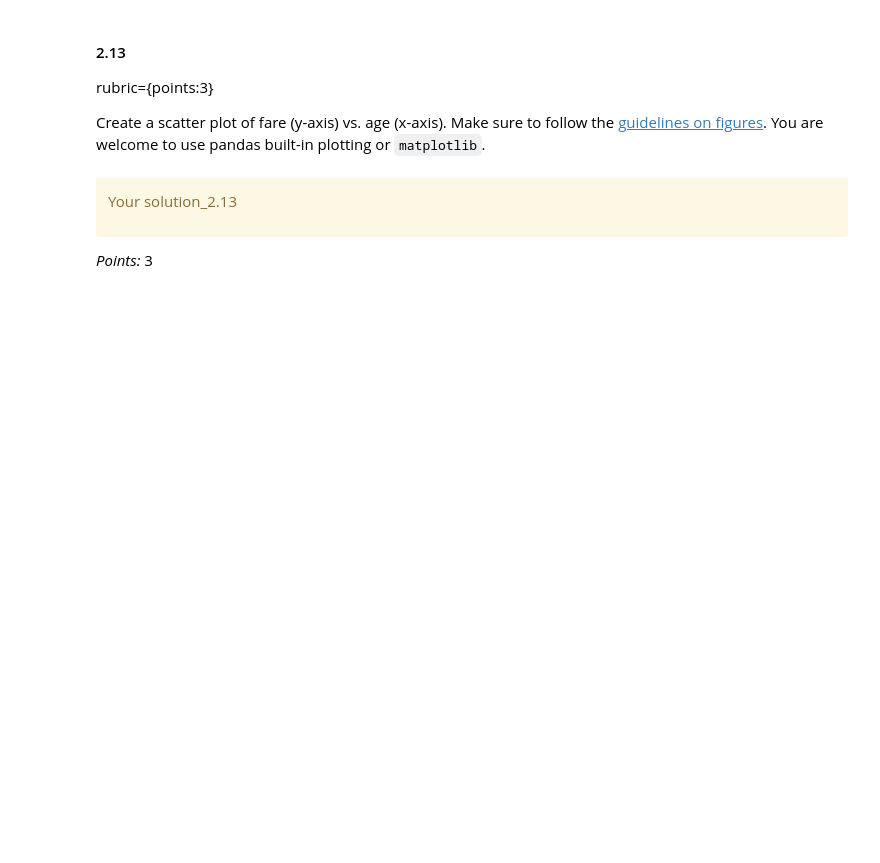
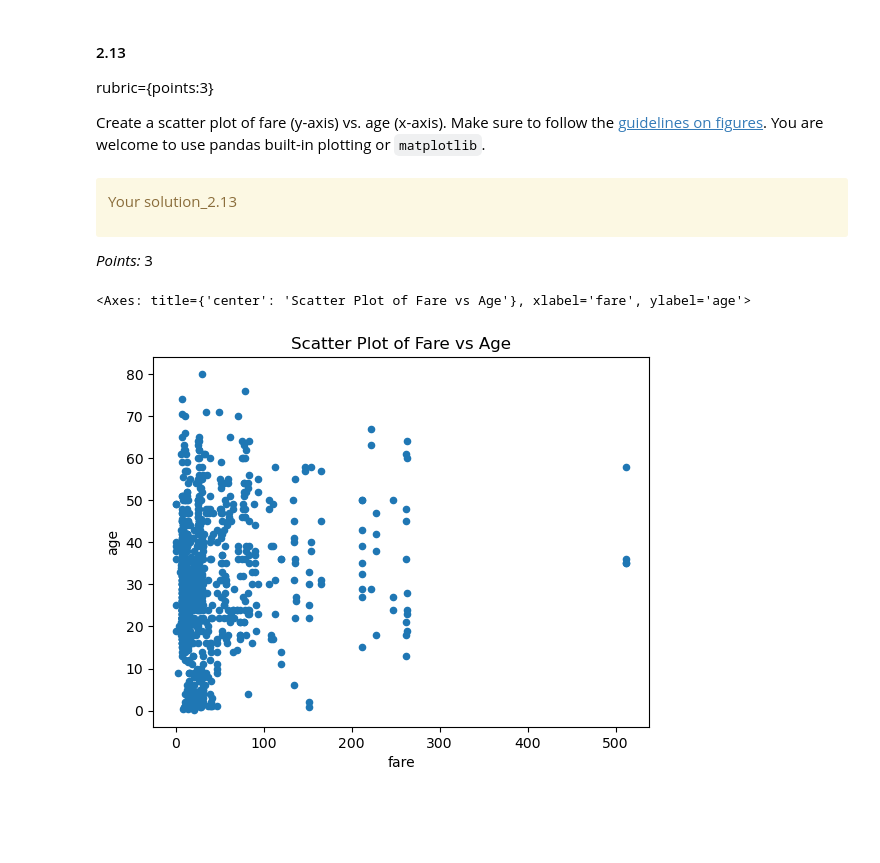
Before and after one commit to miketham24/cpsc330_hw1, a Jupyter notebook: hw1.ipynb, the cells around one changed output. Drawn from its saved outputs; the diff is of its cells as text; code cells hidden in the pictures; blank space fills up the shorter version.

```diff
--- a/hw1.ipynb
+++ b/hw1.ipynb
@@ -188,3 +186,5 @@ _Points:_ 2
+# %%
+titanic_df.rename(columns={'sibsp': 'siblings_spouses', 'parch': 'parents_children'}, inplace=True)
 # %%
 assert set(["siblings_spouses", "parents_children"]).issubset(
     titanic_df.columns
@@ -428,3 +479,8 @@ _Points:_ 3
+# %%
+titanic_df.plot.scatter('fare','age', title='Scatter Plot of Fare vs Age')
+# %% [output]
+<Axes: title={'center': 'Scatter Plot of Fare vs Age'}, xlabel='fare', ylabel='age'>
+[figure, added]
 # %% [markdown]
 <!-- END QUESTION -->
 
```
Also changed, not shown: parts of 26 cells of this notebook.
